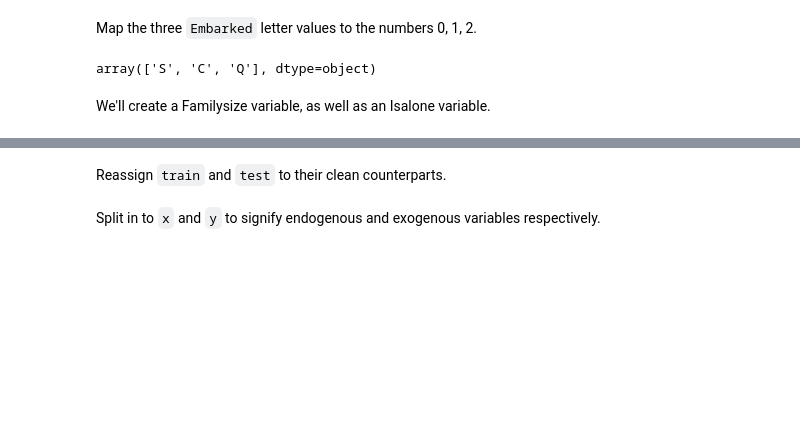
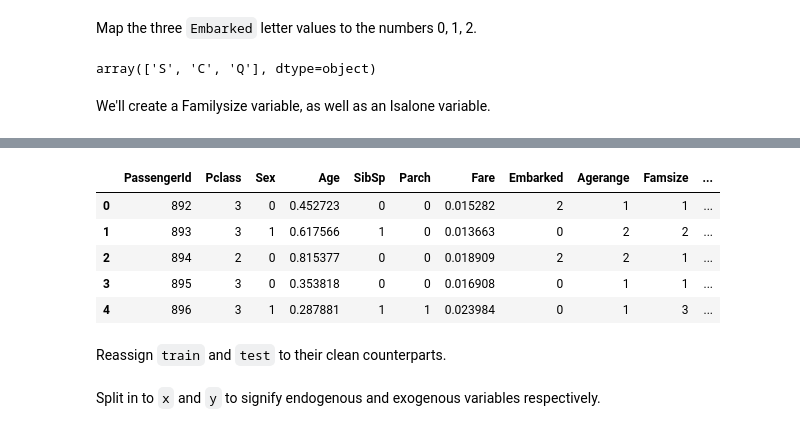
Before and after one commit to luketibbott/titanic, a Jupyter notebook: titanic.ipynb, the cells around one changed output, grey strips where cells are left out. Saved outputs shown, nothing was run; the diff lists cells and outputs as text; code cells hidden in the pictures; blank space fills up the shorter version.

```diff
--- a/titanic.ipynb
+++ b/titanic.ipynb
@@ -128,3 +151,12 @@ fam_vars(train_clean)
+# %%
+test.head()
+# %% [output]
+|  | PassengerId | Pclass | Sex | Age | SibSp | Parch | Fare | Embarked | Agerange | Famsize | ... |
+| 0 | 892 | 3 | 0 | 0.452723 | 0 | 0 | 0.015282 | 2 | 1 | 1 | ... |
+| 1 | 893 | 3 | 1 | 0.617566 | 1 | 0 | 0.013663 | 0 | 2 | 2 | ... |
+| 2 | 894 | 2 | 0 | 0.815377 | 0 | 0 | 0.018909 | 2 | 2 | 1 | ... |
+| 3 | 895 | 3 | 0 | 0.353818 | 0 | 0 | 0.016908 | 0 | 1 | 1 | ... |
+| 4 | 896 | 3 | 1 | 0.287881 | 1 | 1 | 0.023984 | 0 | 1 | 3 | ... |
 # %% [markdown]
 Reassign `train` and `test` to their clean counterparts.
 # %%
```
Also changed, not shown: parts of 3 cells of this notebook.
